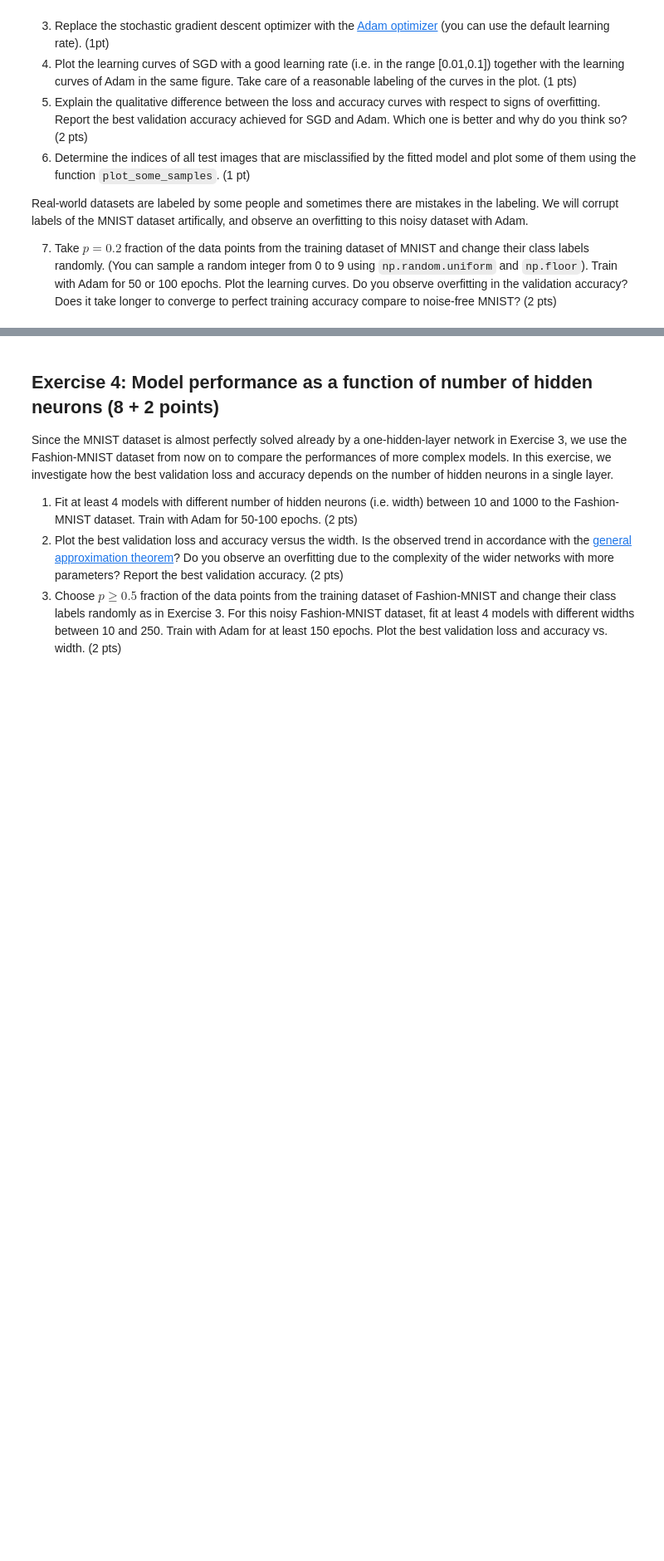
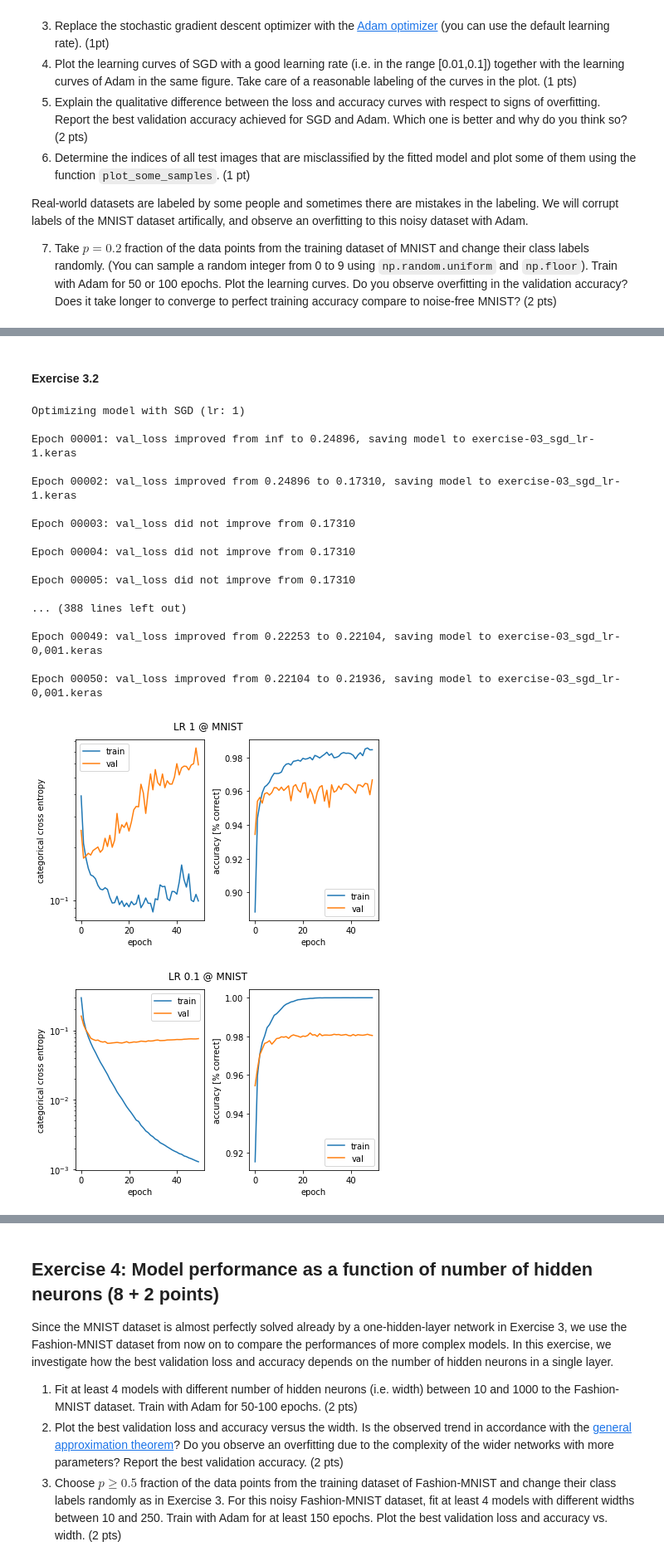
Before and after one commit to jan-kreischer/EPFL_ANN, a Jupyter notebook: miniproject2_Jan.ipynb, the cells around one changed output, grey strips where cells are left out. Shown: that part at 83% size. Drawn from its saved outputs; the diff is of its cells as text; code cells hidden in the pictures; blank space fills up the shorter version.

```diff
--- a/miniproject2_Jan.ipynb
+++ b/miniproject2_Jan.ipynb
@@ -366,0 +410,20 @@ Real-world datasets are labeled by some people and sometimes there are mistakes
+# %%
+from keras.layers import InputLayer
+from keras.models import Model
+from keras.layers import Input, Dense
+
+histories = []
+
+def return_new_model():
+    # Get number of columns in training data
+    n_cols = x_mnist_train_reshaped.shape[1]
+
+    inputs = Input(shape=(n_cols,), name="input_layer")
+    layer = Dense(128, activation='relu', name="hidden_layer")(inputs)
+    outputs = Dense(10, activation='softmax', name="output_layer")(layer)
+
+    model = Model(inputs=inputs, outputs=outputs, name="ex3.1")
+    return model
+
+model = return_new_model()
+model.summary()
@@ -366,0 +445,31 @@ Real-world datasets are labeled by some people and sometimes there are mistakes
+# %% [markdown]
+#### Exercise 3.2
+# %%
+for lr in [10**(-e) for e in range(0,4)]:
+    print("Optimizing model with SGD (lr: {0})".format(lr))
+    model = return_new_model()
+    mc = ModelCheckpoint('exercise-03_sgd_lr-{0}.keras'.format(str(lr).replace('.',',')), monitor='val_loss', mode='min', save_best_only=True, verbose=1)
+    model.compile(optimizer=SGD(lr=lr), loss='categorical_crossentropy', metrics=["accuracy"])
+    history = model.fit(x_mnist_train_reshaped, y_mnist_train_one_hot, validation_data=(x_mnist_test_reshaped, y_mnist_test_one_hot), epochs=50, validation_split=0.2, verbose=0, callbacks=[mc])
+    histories.append(history)
+    plot_history(history, "LR {0} @ MNIST".format(lr));
+# %% [output]
+Optimizing model with SGD (lr: 1)
+
+Epoch 00001: val_loss improved from inf to 0.24896, saving model to exercise-03_sgd_lr-1.keras
+
+Epoch 00002: val_loss improved from 0.24896 to 0.17310, saving model to exercise-03_sgd_lr-1.keras
+
+Epoch 00003: val_loss did not improve from 0.17310
+
+Epoch 00004: val_loss did not improve from 0.17310
+
+Epoch 00005: val_loss did not improve from 0.17310
+
+... (388 lines left out)
+
+Epoch 00049: val_loss improved from 0.22253 to 0.22104, saving model to exercise-03_sgd_lr-0,001.keras
+
+Epoch 00050: val_loss improved from 0.22104 to 0.21936, saving model to exercise-03_sgd_lr-0,001.keras
+[figure, added]
+[figure, added]
```
Also changed, not shown: parts of 28 cells of this notebook, 12 other files.
